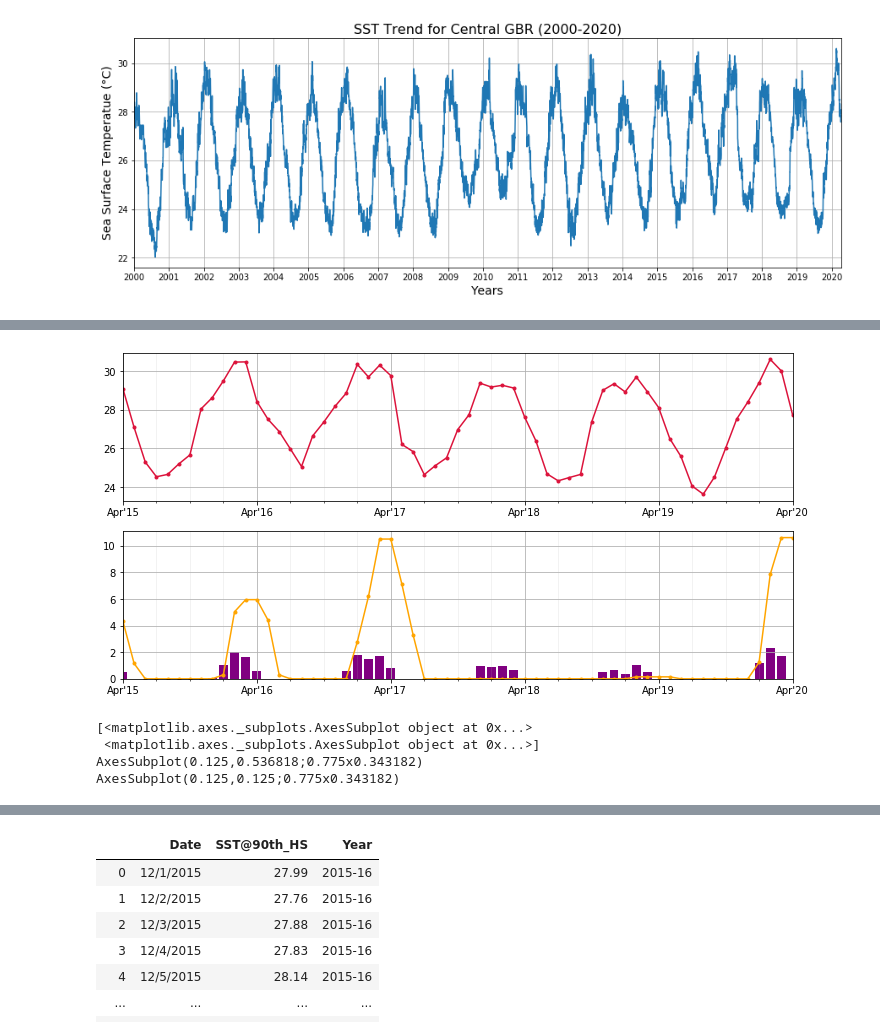
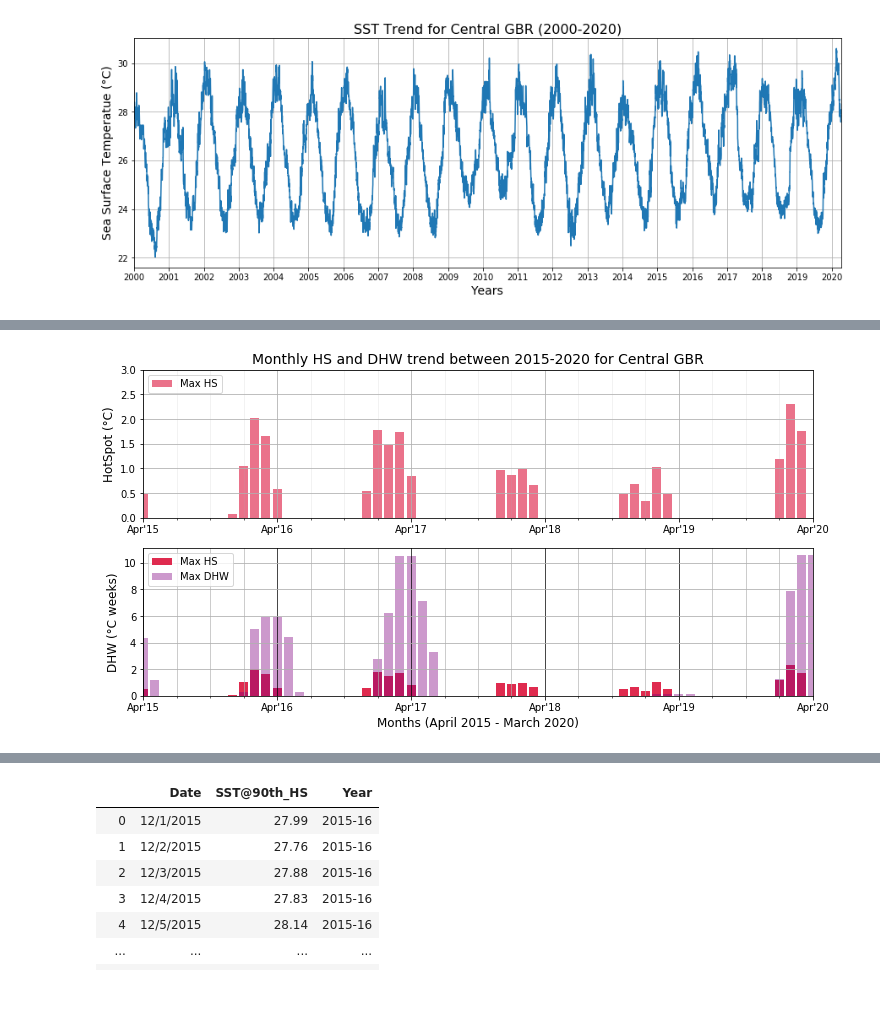
Before and after one commit to Aastha-Arora/Great-Barrier-Reef, a Jupyter notebook: 3. Central_GBR.ipynb, the cells around one changed output, grey strips where cells are left out. Cells and saved outputs as stored; diff of their text form; code cells hidden in the pictures; blank space fills up the shorter version.

```diff
--- a/3. Central_GBR.ipynb
+++ b/3. Central_GBR.ipynb
@@ -149,50 +159,41 @@ plt.show()
 # %%
-fig,axes = plt.subplots(nrows=2,ncols=1,figsize=(12,6), sharex=False, sharey= False)
-ax1 = axes[0]
-ax2 = axes[1]
-ax1.plot(x_axis, max_SST, label= "Max SST", color= 'crimson', marker ='.')
+fig = plt.figure(figsize=(12,6))
+ax1 = fig.add_subplot(2,1,1)
+
+
+ax1.bar(x_axis, max_HS, label= "Max HS", color= 'crimson', alpha=0.6)
 ax1.set_xlim(1,61)
-# ax1.set_ylim(29.34,31)
+ax1.set_ylim(0,3)
 major_xticks = np.arange(1, 62, 12)
 minor_xticks = np.arange(1, 62, 3)
-# minor_yticks = np.arange(23,31,0.2)
 ax1.set_xticks(major_xticks)
 ax1.set_xticklabels(["Apr'15","Apr'16", "Apr'17", "Apr'18", "Apr'19", "Apr'20"], fontsize=10)
 ax1.set_xticks(minor_xticks, minor = True)
-# ax1.set_yticks(minor_yticks, minor = True)
 
-# plt.title('Monthly SST trend between 2015-2020 for Central GBR', fontsize=12)
-# plt.xlabel('Months', fontsize=12)
-# plt.ylabel('SST at P=90th HS (°C)', fontsize=12)
-# plt.legend(loc='lower left')
+plt.title('Monthly HS and DHW trend between 2015-2020 for Central GBR', fontsize=14)
+plt.ylabel('HotSpot (°C)', fontsize=12)
+plt.legend(loc='upper left')
 ax1.grid()
 ax1.grid(which='minor', alpha=0.2)
 
-
-
-max_HS = max_five_year_grouped['90th_HS>0']
-max_DHW = max_five_year_grouped['DHW_from_90th_HS>1']
-
-ax2.bar(x_axis, max_HS, label= "Max HS", color= 'purple')
-ax2.plot(x_axis, max_DHW, label= "Max DHW", color= 'orange', marker ='.')
+ax2 = fig.add_subplot(2,1,2)
+ax2.bar(x_axis, max_HS, label= "Max HS", color= 'crimson', alpha=0.9)
+ax2.bar(x_axis, max_DHW, label= "Max DHW", color= 'purple', alpha=0.4)
 
 ax2.set_xticks(major_xticks)
 ax2.set_xticklabels(["Apr'15","Apr'16", "Apr'17", "Apr'18", "Apr'19", "Apr'20"], fontsize=10)
 ax2.set_xticks(minor_xticks, minor = True)
 ax2.set_xlim(1,61)
 ax2.grid()
-ax2.grid(which='minor', alpha=0.2)
+ax2.grid(axis='x',which='major', color='k',alpha=0.9)
+ax2.grid(which='minor', alpha=0.8)
+plt.ylabel('DHW (°C weeks)', fontsize=12)
+plt.xlabel('Months (April 2015 - March 2020)', fontsize=12)
+plt.legend(loc='upper left')
+plt.savefig('Output/SavedPlots/5_year_DHW_trend_central.png')
 plt.show()
-ax2.set_ylim(0,10)
-print(axes)
-print(ax1)
-print(ax2)
 # %% [output]
-[figure, old version]
+[figure, new version]
-[<matplotlib.axes._subplots.AxesSubplot object at 0x...>
- <matplotlib.axes._subplots.AxesSubplot object at 0x...>]
-AxesSubplot(0.125,0.536818;0.775x0.343182)
-AxesSubplot(0.125,0.125;0.775x0.343182)
 # %%
 # Filtering the data for for last 5 years
 data_2015_16 = five_year_data.loc['4/1/2015':'3/31/2016']
```
Also changed, not shown: parts of 15 cells of this notebook.
